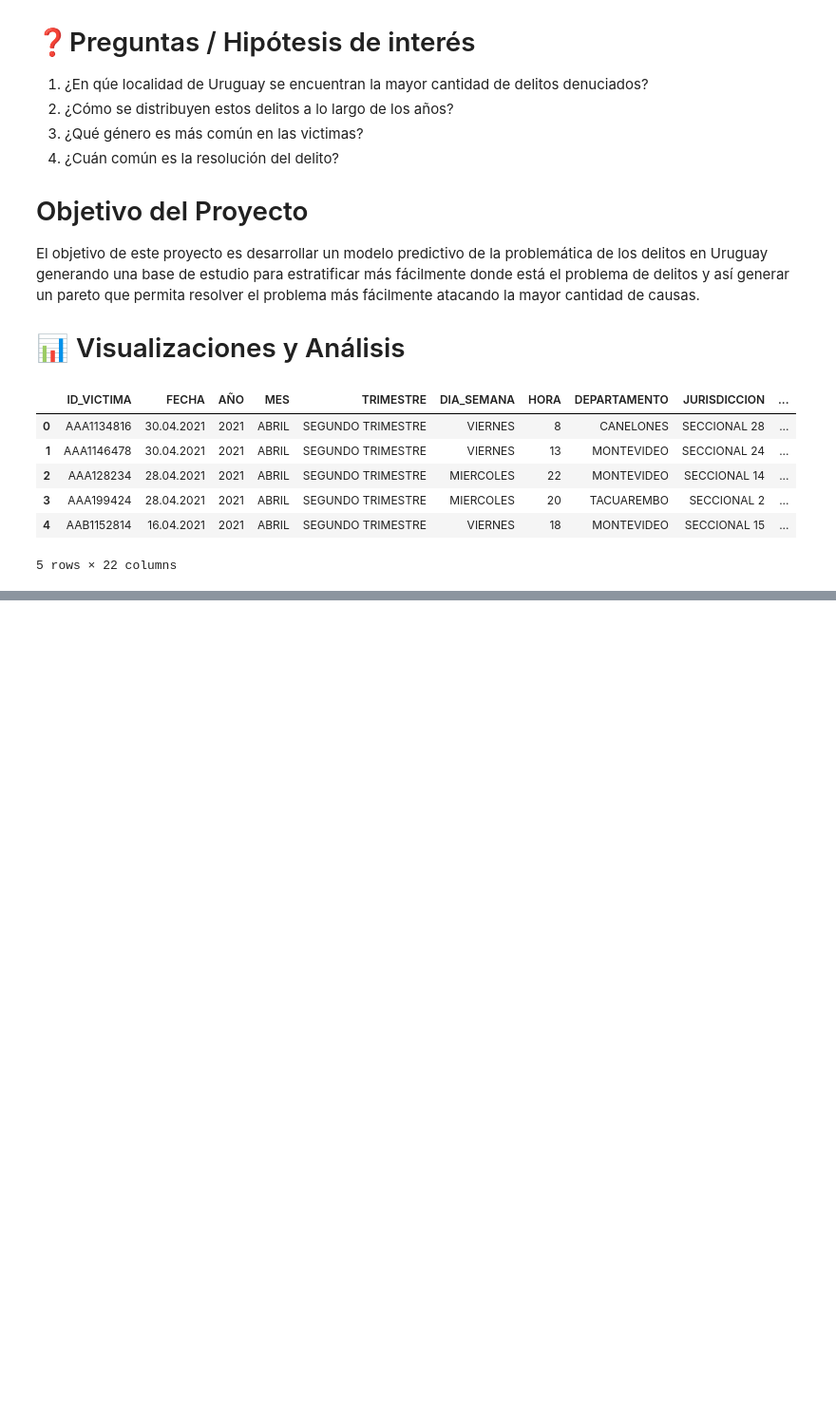
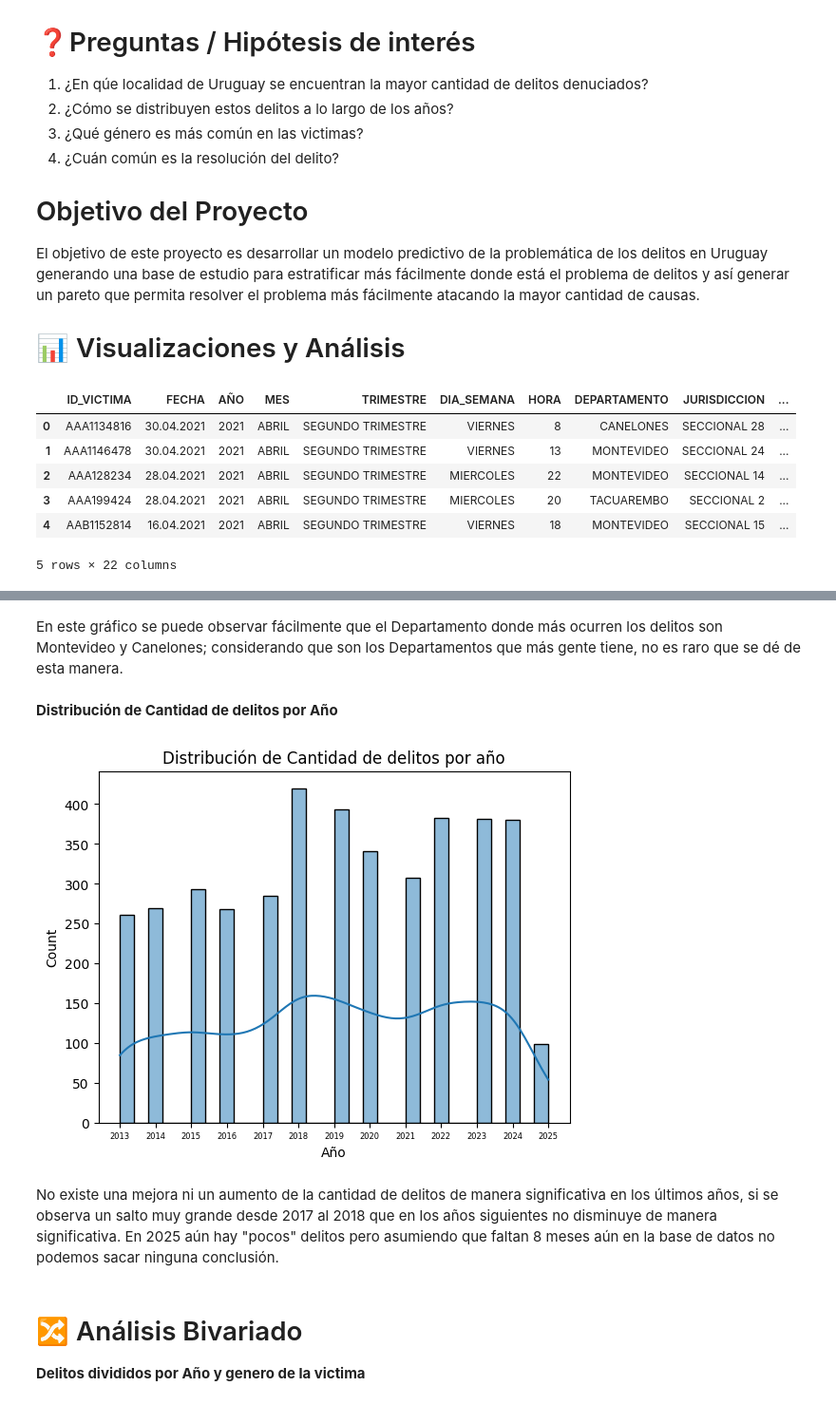
Before and after one commit to Syomara/Data-Science-1, a Jupyter notebook: ProyectoDS_Parte_1_Bazzini.ipynb, the cells around one changed output, grey strips where cells are left out. Shown: that part at 95% size. Saved outputs shown, nothing was run; the diff lists cells and outputs as text; code cells hidden in the pictures; blank space fills up the shorter version.

```diff
--- a/ProyectoDS_Parte_1_Bazzini.ipynb
+++ b/ProyectoDS_Parte_1_Bazzini.ipynb
@@ -43,0 +63,18 @@ df.head()
+# %% [markdown]
+En este gráfico se puede observar fácilmente que el Departamento donde más ocurren los delitos son Montevideo y Canelones; considerando que son los Departamentos que más gente tiene, no es raro que se dé de esta manera.
+# %% [markdown]
+**Distribución de Cantidad de delitos por Año**
+# %%
+sns.histplot(df['AÑO'], bins=30, kde=True)
+plt.title('Distribución de Cantidad de delitos por año')
+plt.xlabel('Año')
+years = sorted(df['AÑO'].unique())
+plt.xticks(years,fontsize=6)
+plt.show()
+# %% [output]
+[figure, added]
+# %% [markdown]
+No existe una mejora ni un aumento de la cantidad de delitos de manera significativa en los últimos años, si se observa un salto muy grande desde 2017 al 2018 que en los años siguientes no disminuye de manera significativa. En 2025 aún hay "pocos" delitos pero asumiendo que faltan 8 meses aún en la base de datos no podemos sacar ninguna conclusión.
+# %% [markdown]
+# 🔀 Análisis Bivariado
+**Delitos divididos por Año y genero de la victima**
```
Also changed, not shown: parts of 4 cells of this notebook.
